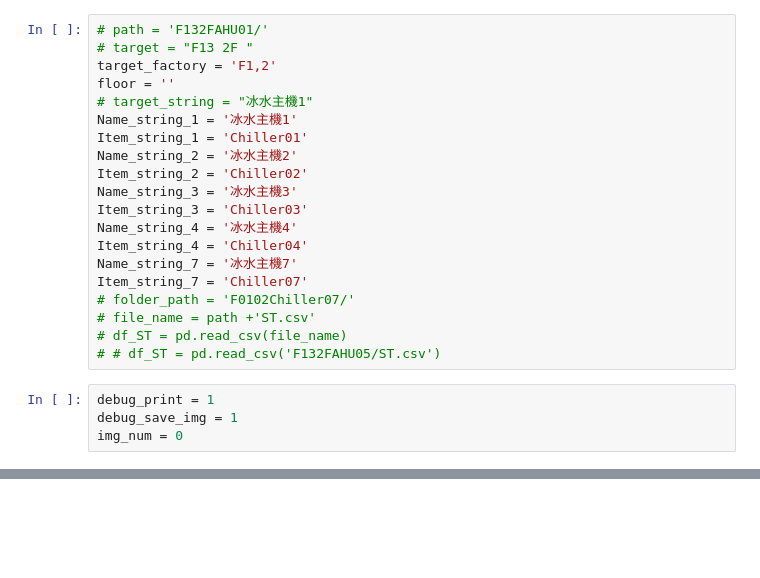
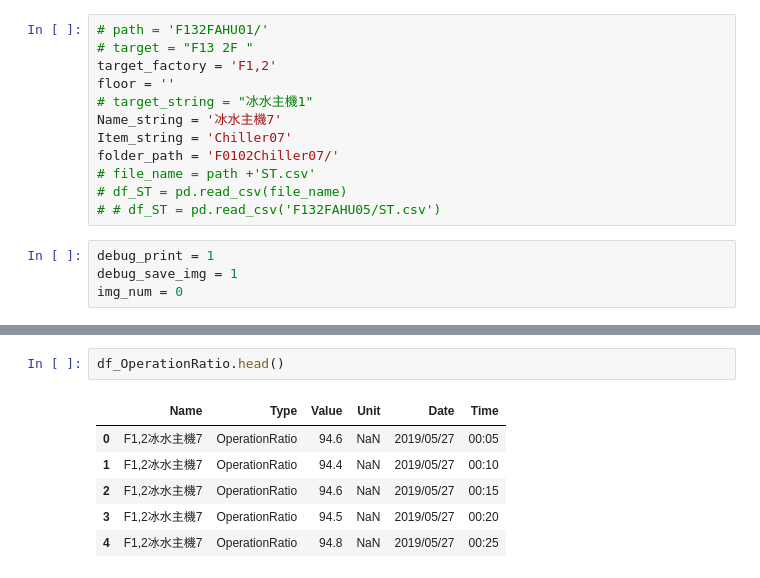
Before and after one commit to mobius1008/Factory_Analysis, a Jupyter notebook: Chiller_Analysis.ipynb, the cells around one changed output, grey strips where cells are left out. Saved outputs shown, nothing was run; the diff lists cells and outputs as text; blank space fills up the shorter version.

Commit message:
Chiller and ice and energy

```diff
--- a/Chiller_Analysis.ipynb
+++ b/Chiller_Analysis.ipynb
@@ -7,17 +7,9 @@ import matplotlib.pyplot as plt
 target_factory = 'F1,2'
 floor = ''
 # target_string = "冰水主機1"
-Name_string_1 = '冰水主機1'
-Item_string_1 = 'Chiller01'
-Name_string_2 = '冰水主機2'
-Item_string_2 = 'Chiller02'
-Name_string_3 = '冰水主機3'
-Item_string_3 = 'Chiller03'
-Name_string_4 = '冰水主機4'
-Item_string_4 = 'Chiller04'
-Name_string_7 = '冰水主機7'
-Item_string_7 = 'Chiller07'
-# folder_path = 'F0102Chiller07/'
+Name_string = '冰水主機7'
+Item_string = 'Chiller07'
+folder_path = 'F0102Chiller07/'
 # file_name = path +'ST.csv'
 # df_ST = pd.read_csv(file_name)
 # # df_ST = pd.read_csv('F132FAHU05/ST.csv')
@@ -913,0 +81,9 @@ if(debug_save_img):
+# %%
+df_OperationRatio.head()
+# %% [output]
+|  | Name | Type | Value | Unit | Date | Time |
+| 0 | F1,2冰水主機7 | OperationRatio | 94.6 | NaN | 2019/05/27 | 00:05 |
+| 1 | F1,2冰水主機7 | OperationRatio | 94.4 | NaN | 2019/05/27 | 00:10 |
+| 2 | F1,2冰水主機7 | OperationRatio | 94.6 | NaN | 2019/05/27 | 00:15 |
+| 3 | F1,2冰水主機7 | OperationRatio | 94.5 | NaN | 2019/05/27 | 00:20 |
+| 4 | F1,2冰水主機7 | OperationRatio | 94.8 | NaN | 2019/05/27 | 00:25 |
```
Also changed, not shown: parts of 85 cells of this notebook.
